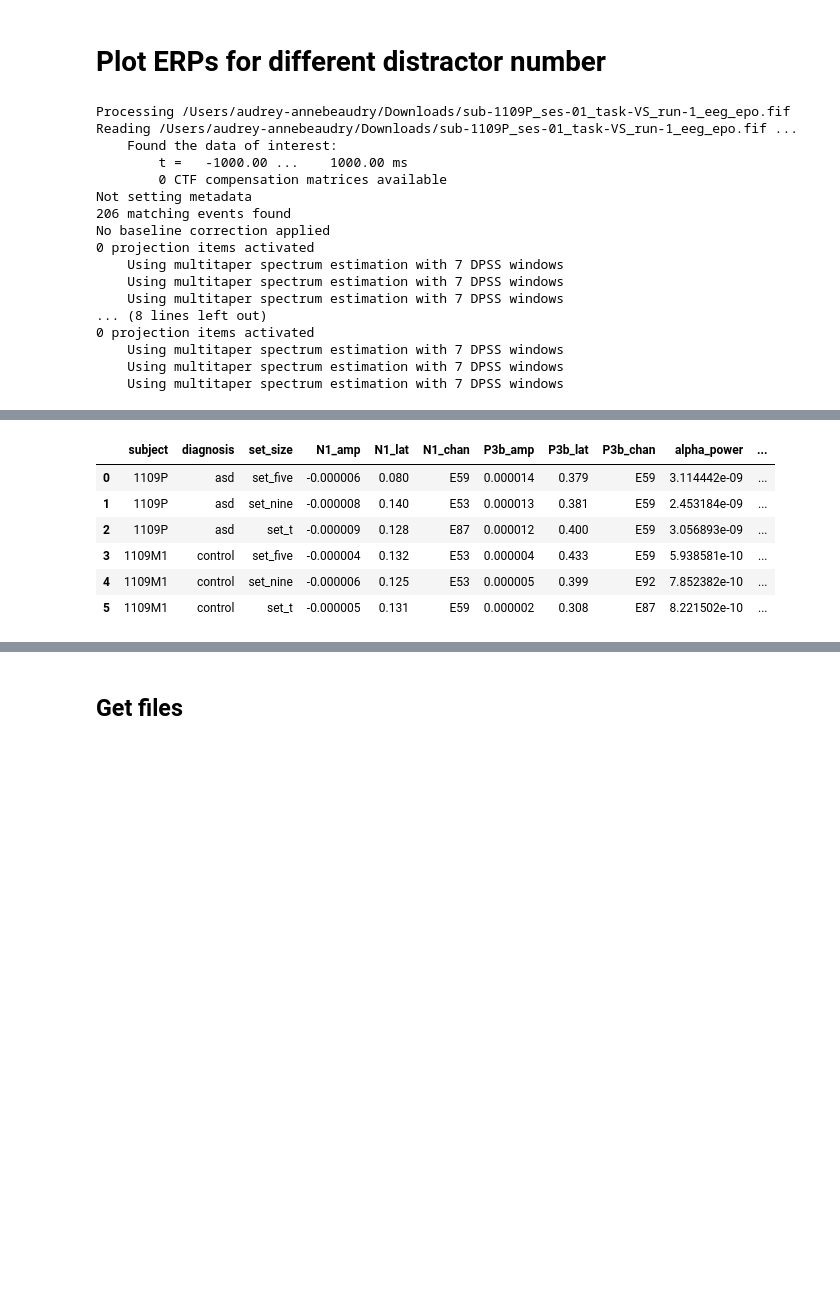
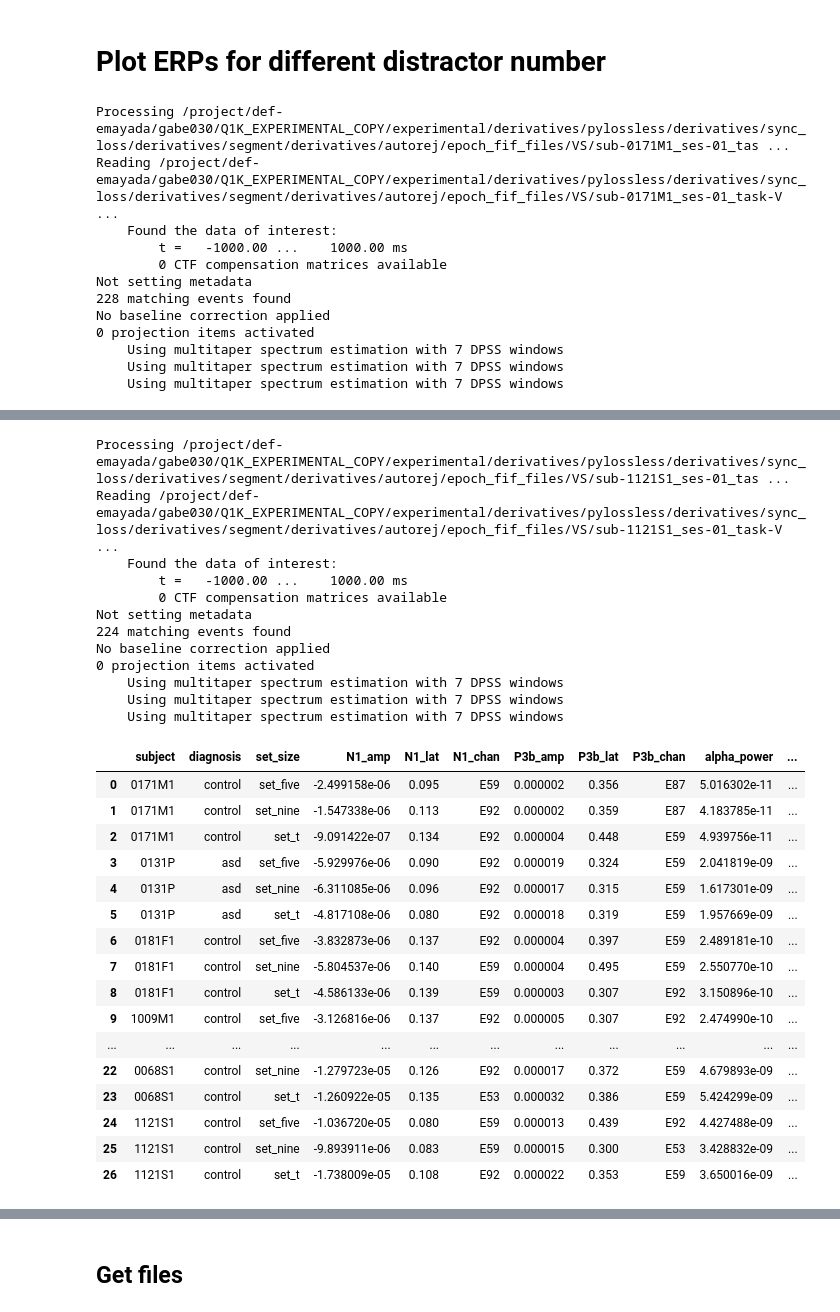
Before and after one commit to aabeaudry/Q1K_VS_EEG, a Jupyter notebook: EEG_data.ipynb, the cells around one changed output, grey strips where cells are left out. Saved outputs shown, nothing was run; the diff lists cells and outputs as text; code cells hidden in the pictures; blank space fills up the shorter version.

```diff
--- a/EEG_data.ipynb
+++ b/EEG_data.ipynb
@@ -36,12 +36,19 @@ bands = {'alpha': (8, 13), 'gamma': (30, 45)}
 all_measures = []
 
 # Epoch files
+
+# Personal computer paths
 epoch_files = [
     "/Users/audrey-annebeaudry/Downloads/sub-1109P_ses-01_task-VS_run-1_eeg_epo.fif",
     "/Users/audrey-annebeaudry/Downloads/sub-1109M1_ses-01_task-VS_run-1_eeg_epo.fif",
 ]
 
-for filepath in epoch_files:
+# Cluster computer paths
+epoch_files = glob.glob('/project/def-emayada/gabe030/Q1K_EXPERIMENTAL_COPY/experimental/derivatives/pylossless/derivatives/sync_loss/derivatives/segment/derivatives/autorej/epoch_fif_files/VS/*epo.fif')
+#epoch_files=epoch_files[:9]  # Limit to first two files for testing
+
+#add tqdm for progress bar
+for filepath in tqdm(epoch_files, desc="Processing epoch files"):
     ep = mne.read_epochs(filepath, preload=True)
     ep.apply_baseline(baseline=(-0.2, 0))
 
@@ -51,15 +58,20 @@ for filepath in epoch_files:
     for cond_suffix, set_size in conj_conditions.items():
         condition_keys = [key for key in ep.event_id.keys() if key.endswith(cond_suffix)]
         if not condition_keys:
+            print(f"No conditions found for {cond_suffix} in {filepath}")
             continue
 
         condition_epochs = ep[condition_keys]
 
         # Average evoked for ROI
         evoked = condition_epochs.average(picks=roi_channels)
-        n1_chan, n1_lat, n1_amp = evoked.get_peak(tmin=0.08, tmax=0.14, mode='neg', return_amplitude=True)
-        p3b_chan, p3b_lat, p3b_amp = evoked.get_peak(tmin=0.3, tmax=0.5, mode='pos', return_amplitude=True)
-
+        try:
+            n1_chan, n1_lat, n1_amp = evoked.get_peak(tmin=0.08, tmax=0.14, mode='neg', return_amplitude=True)
+            p3b_chan, p3b_lat, p3b_amp = evoked.get_peak(tmin=0.3, tmax=0.5, mode='pos', return_amplitude=True)
+        except ValueError as e:
+            print(f"Error processing peaks for {cond_suffix} in {filepath}: {e}")
+            n1_chan, n1_lat, n1_amp = None, None, None
+            p3b_chan, p3b_lat, p3b_amp = None, None, None
         # PSD
         picks = mne.pick_types(condition_epochs.info, eeg=True)
         psd = condition_epochs.compute_psd(method='multitaper', fmin=1, fmax=40, picks=picks)
@@ -140,11 +278,6 @@ condition_sets_by_size = {
     ]
 }
 
-epoch_files = [
-    "/Users/audrey-annebeaudry/Downloads/sub-1109P_ses-01_task-VS_run-1_eeg_epo.fif",
-    "/Users/audrey-annebeaudry/Downloads/sub-1109M1_ses-01_task-VS_run-1_eeg_epo.fif",
-]
-
 roi_channels = ['E59', 'E92', 'E53', 'E87']  # P7, P8, P3, P4
 
 freqs = np.arange(2, 41, 1)
@@ -152,7 +285,7 @@ n_cycles = 4
 
 tfr_by_set_size = {key: [] for key in condition_sets_by_size}
 
-for filepath in epoch_files:
+for filepath in tqdm(epoch_files, desc="Processing TFR for epoch files"):
     print(f"Processing {filepath}")
     ep = mne.read_epochs(filepath, preload=True)
 
@@ -262,7 +517,7 @@ NOTE: tfr_multitaper() is a legacy function. New code should use .compute_tfr(me
 # %%
 erp_by_setsize = {'set_five': [], 'set_nine': [], 'set_t': []}
 
-for filepath in epoch_files:
+for filepath in tqdm(epoch_files, desc="Processing ERP for epoch files"):
     ep = mne.read_epochs(filepath, preload=True)
     # Original colors dict
     colors = {
@@ -376,10 +750,6 @@ set_t trials: 9
 # Plot ERPs for different distractor number
 # %%
 
-epoch_files = [
-    "/Users/audrey-annebeaudry/Downloads/sub-1109P_ses-01_task-VS_run-1_eeg_epo.fif",
-    "/Users/audrey-annebeaudry/Downloads/sub-1109M1_ses-01_task-VS_run-1_eeg_epo.fif",
-]
 
 roi_channels = ['E59', 'E92', 'E53', 'E87']  # P7, P8, P3, P4
 
@@ -387,7 +757,7 @@ bands = {'alpha': (8, 13), 'gamma': (30, 45)}
 
 all_measures = []
 
-for filepath in epoch_files:
+for filepath in tqdm(epoch_files, desc="Processing epoch files for measures"):
     print(f"Processing {filepath}")
     ep = mne.read_epochs(filepath, preload=True)
 
@@ -450,20 +820,15 @@ for filepath in epoch_files:
 results_df = pd.DataFrame(all_measures)
 results_df
 # %% [output]
-Processing /Users/audrey-annebeaudry/Downloads/sub-1109P_ses-01_task-VS_run-1_eeg_epo.fif
-Reading /Users/audrey-annebeaudry/Downloads/sub-1109P_ses-01_task-VS_run-1_eeg_epo.fif ...
+Processing /project/def-emayada/gabe030/Q1K_EXPERIMENTAL_COPY/experimental/derivatives/pylossless/derivatives/sync_loss/derivatives/segment/derivatives/autorej/epoch_fif_files/VS/sub-0171M1_ses-01_tas ...
+Reading /project/def-emayada/gabe030/Q1K_EXPERIMENTAL_COPY/experimental/derivatives/pylossless/derivatives/sync_loss/derivatives/segment/derivatives/autorej/epoch_fif_files/VS/sub-0171M1_ses-01_task-V ...
     Found the data of interest:
         t =   -1000.00 ...    1000.00 ms
         0 CTF compensation matrices available
 Not setting metadata
-206 matching events found
+228 matching events found
 No baseline correction applied
 0 projection items activated
     Using multitaper spectrum estimation with 7 DPSS windows
     Using multitaper spectrum estimation with 7 DPSS windows
     Using multitaper spectrum estimation with 7 DPSS windows
-... (8 lines left out)
-0 projection items activated
-    Using multitaper spectrum estimation with 7 DPSS windows
-    Using multitaper spectrum estimation with 7 DPSS windows
-    Using multitaper spectrum estimation with 7 DPSS windows
@@ -470,10 +919,32 @@ No baseline correction applied
+Processing /project/def-emayada/gabe030/Q1K_EXPERIMENTAL_COPY/experimental/derivatives/pylossless/derivatives/sync_loss/derivatives/segment/derivatives/autorej/epoch_fif_files/VS/sub-1121S1_ses-01_tas ...
+Reading /project/def-emayada/gabe030/Q1K_EXPERIMENTAL_COPY/experimental/derivatives/pylossless/derivatives/sync_loss/derivatives/segment/derivatives/autorej/epoch_fif_files/VS/sub-1121S1_ses-01_task-V ...
+    Found the data of interest:
+        t =   -1000.00 ...    1000.00 ms
+        0 CTF compensation matrices available
+Not setting metadata
+224 matching events found
+No baseline correction applied
+0 projection items activated
+    Using multitaper spectrum estimation with 7 DPSS windows
+    Using multitaper spectrum estimation with 7 DPSS windows
+    Using multitaper spectrum estimation with 7 DPSS windows
 |  | subject | diagnosis | set_size | N1_amp | N1_lat | N1_chan | P3b_amp | P3b_lat | P3b_chan | alpha_power | ... |
-| 0 | 1109P | asd | set_five | -0.000006 | 0.080 | E59 | 0.000014 | 0.379 | E59 | 3.114442e-09 | ... |
-| 1 | 1109P | asd | set_nine | -0.000008 | 0.140 | E53 | 0.000013 | 0.381 | E59 | 2.453184e-09 | ... |
-| 2 | 1109P | asd | set_t | -0.000009 | 0.128 | E87 | 0.000012 | 0.400 | E59 | 3.056893e-09 | ... |
-| 3 | 1109M1 | control | set_five | -0.000004 | 0.132 | E53 | 0.000004 | 0.433 | E59 | 5.938581e-10 | ... |
-| 4 | 1109M1 | control | set_nine | -0.000006 | 0.125 | E53 | 0.000005 | 0.399 | E92 | 7.852382e-10 | ... |
-| 5 | 1109M1 | control | set_t | -0.000005 | 0.131 | E59 | 0.000002 | 0.308 | E87 | 8.221502e-10 | ... |
+| 0 | 0171M1 | control | set_five | -2.499158e-06 | 0.095 | E59 | 0.000002 | 0.356 | E87 | 5.016302e-11 | ... |
+| 1 | 0171M1 | control | set_nine | -1.547338e-06 | 0.113 | E92 | 0.000002 | 0.359 | E87 | 4.183785e-11 | ... |
+| 2 | 0171M1 | control | set_t | -9.091422e-07 | 0.134 | E92 | 0.000004 | 0.448 | E59 | 4.939756e-11 | ... |
+| 3 | 0131P | asd | set_five | -5.929976e-06 | 0.090 | E92 | 0.000019 | 0.324 | E59 | 2.041819e-09 | ... |
+| 4 | 0131P | asd | set_nine | -6.311085e-06 | 0.096 | E92 | 0.000017 | 0.315 | E59 | 1.617301e-09 | ... |
+| 5 | 0131P | asd | set_t | -4.817108e-06 | 0.080 | E92 | 0.000018 | 0.319 | E59 | 1.957669e-09 | ... |
+| 6 | 0181F1 | control | set_five | -3.832873e-06 | 0.137 | E92 | 0.000004 | 0.397 | E59 | 2.489181e-10 | ... |
+| 7 | 0181F1 | control | set_nine | -5.804537e-06 | 0.140 | E59 | 0.000004 | 0.495 | E59 | 2.550770e-10 | ... |
+| 8 | 0181F1 | control | set_t | -4.586133e-06 | 0.139 | E59 | 0.000003 | 0.307 | E92 | 3.150896e-10 | ... |
+| 9 | 1009M1 | control | set_five | -3.126816e-06 | 0.137 | E92 | 0.000005 | 0.307 | E92 | 2.474990e-10 | ... |
+| ... | ... | ... | ... | ... | ... | ... | ... | ... | ... | ... | ... |
+| 22 | 0068S1 | control | set_nine | -1.279723e-05 | 0.126 | E92 | 0.000017 | 0.372 | E59 | 4.679893e-09 | ... |
+| 23 | 0068S1 | control | set_t | -1.260922e-05 | 0.135 | E53 | 0.000032 | 0.386 | E59 | 5.424299e-09 | ... |
+| 24 | 1121S1 | control | set_five | -1.036720e-05 | 0.080 | E59 | 0.000013 | 0.439 | E92 | 4.427488e-09 | ... |
+| 25 | 1121S1 | control | set_nine | -9.893911e-06 | 0.083 | E59 | 0.000015 | 0.300 | E53 | 3.428832e-09 | ... |
+| 26 | 1121S1 | control | set_t | -1.738009e-05 | 0.108 | E92 | 0.000022 | 0.353 | E59 | 3.650016e-09 | ... |
 # %%
 # Plotting
 times = ep.times
```
Also changed, not shown: parts of 10 cells of this notebook.
